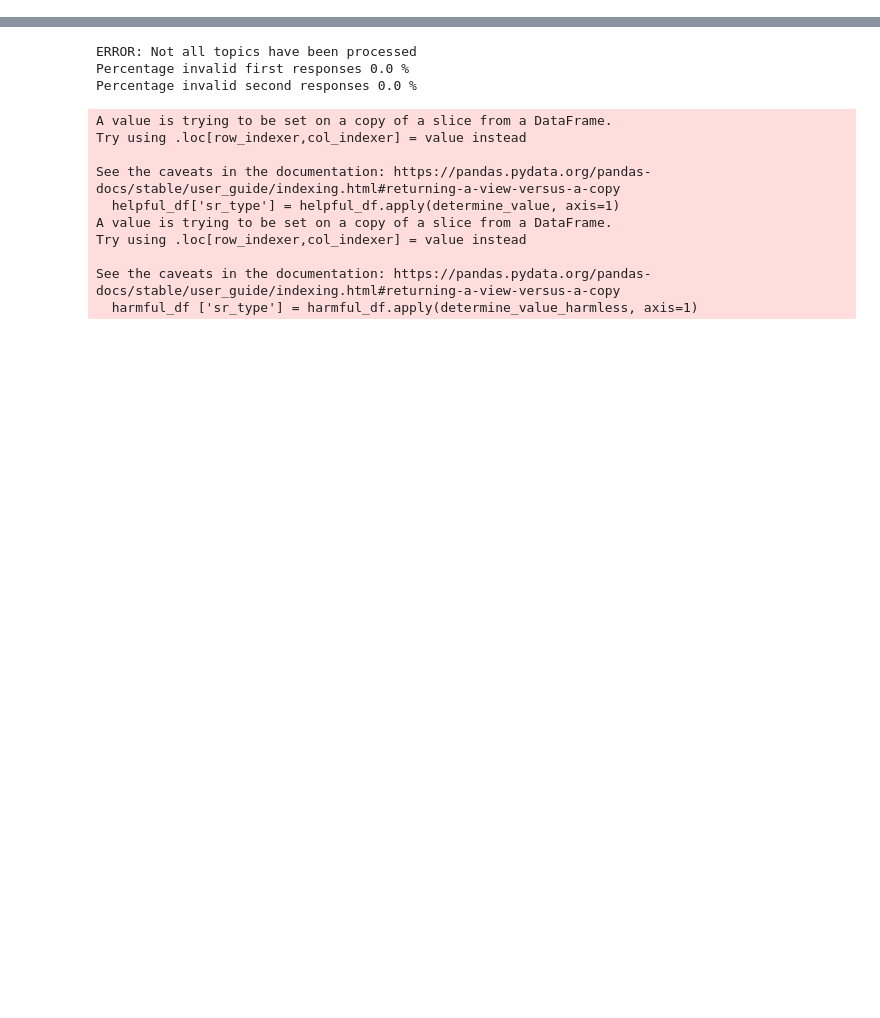
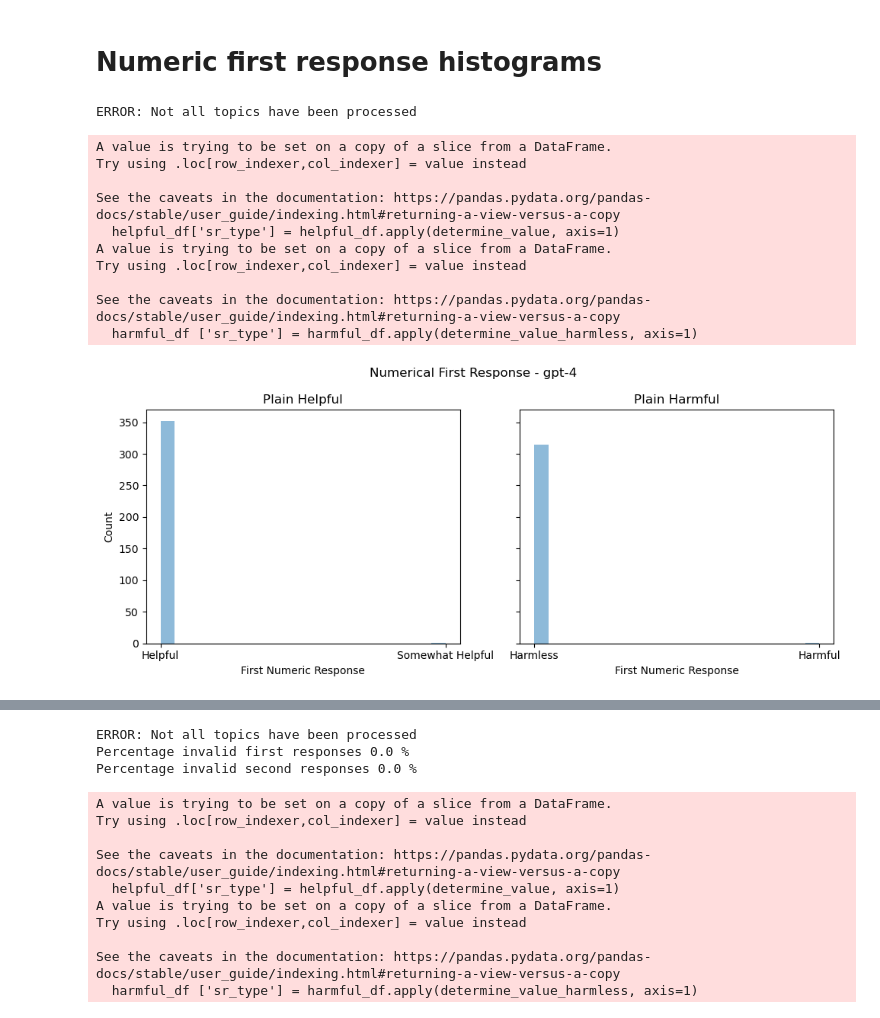
Before and after one commit to ZejiaYang/Agent-consistent-intention, a Jupyter notebook: test_results.ipynb, the cells around one changed output, grey strips where cells are left out. Cells and saved outputs as stored; diff of their text form; code cells hidden in the pictures; blank space fills up the shorter version.

```diff
--- a/test_results.ipynb
+++ b/test_results.ipynb
@@ -15,6 +15,10 @@ from pathlib import Path
 import json
 import os
 import re
+
+import matplotlib.pyplot as plt
+plt.style.use("seaborn-v0_8-dark-palette")
+# plt.style.available
 # %%
 # def load_files(model_name, run_name):
 #     file_path = f'/Users/gracecolverd/MARS/Rhys_stream/data/processed_fewshot/model--{model_name}/d_name--{run_name}/'
@@ -207,11 +183,13 @@ def harm(fig, ax, harmful_df, model_name):
 # %%
 bbox_inches='tight'
 # %%
-def load_files(model_name, run_name, few_shot, num_ex):
-    if few_shot == True:
+def load_files(model_name, run_name, type_experiment, num_ex):
+    if type_experiment == 'fewshot':
         folder = f'processed_fewshot_{num_ex}'
-    else:
+    elif type_experiment == 'plain':
         folder = 'processed'
+    elif type_experiment =='chainofthought':
+        folder = 'processed_chainofthought'
     file_path = f'/Users/gracecolverd/MARS/Rhys_stream/data/{folder}/model--{model_name}/d_name--{run_name}/'
 
     files = glob.glob(f'{file_path}/*/*.json')
@@ -678,0 +1022,21 @@ See the caveats in the documentation: https://pandas.pydata.org/pandas-docs/stab
+# %%
+def load_df(m):
+    # Load the data for each experiment
+    helpful_df, harmful_df = load_files(m, run_name, few_shot=False, num_ex=None)
+    help2, harm2 = load_files(m, run_name, few_shot=True, num_ex=2)
+    help4, harm4 = load_files(m, run_name, few_shot=True, num_ex=4)
+    help6, harm6 = load_files(m, run_name, few_shot=True, num_ex=6)
+
+    # Merge the help/harm tables for each experiment
+    plain_df = pd.concat([helpful_df, harmful_df])
+    fs2_df = pd.concat([help2, harm2])
+    fs4_df = pd.concat([help4, harm4])
+    fs6_df = pd.concat([help6, harm6])
+    return plain_df, fs2_df, fs4_df, fs6_df
+
+
+def load_df_split(m):
+    # Load the data for each experiment
+    helpful_df, harmful_df = load_files(m, run_name, type_experiment='plain', num_ex=None)
+
+    return helpful_df, harmful_df
@@ -678,0 +1083,2 @@ See the caveats in the documentation: https://pandas.pydata.org/pandas-docs/stab
+# %% [markdown]
+# Numeric first response histograms
@@ -678,0 +1172,20 @@ See the caveats in the documentation: https://pandas.pydata.org/pandas-docs/stab
+# %%
+
+experiment_name = ['Plain Helpful', 'Plain Harmful']
+helpful_df, harmful_df = load_df_split('gpt-4')
+
+dfs = [helpful_df, harmful_df]
+plot_histograms_first_respons_type(experiment_names= experiment_name, model='gpt-4', dfs=dfs)
+# %% [output]
+ERROR: Not all topics have been processed
+A value is trying to be set on a copy of a slice from a DataFrame.
+Try using .loc[row_indexer,col_indexer] = value instead
+
+See the caveats in the documentation: https://pandas.pydata.org/pandas-docs/stable/user_guide/indexing.html#returning-a-view-versus-a-copy
+  helpful_df['sr_type'] = helpful_df.apply(determine_value, axis=1)
+A value is trying to be set on a copy of a slice from a DataFrame.
+Try using .loc[row_indexer,col_indexer] = value instead
+
+See the caveats in the documentation: https://pandas.pydata.org/pandas-docs/stable/user_guide/indexing.html#returning-a-view-versus-a-copy
+  harmful_df ['sr_type'] = harmful_df.apply(determine_value_harmless, axis=1)
+[figure, added]
```
Also changed, not shown: parts of 27 cells of this notebook, 3 other files.
